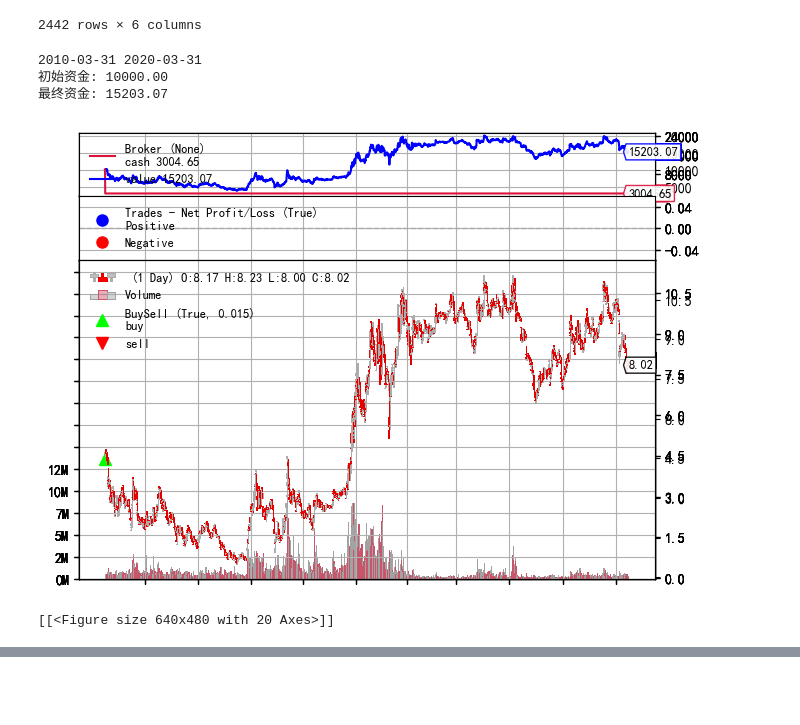
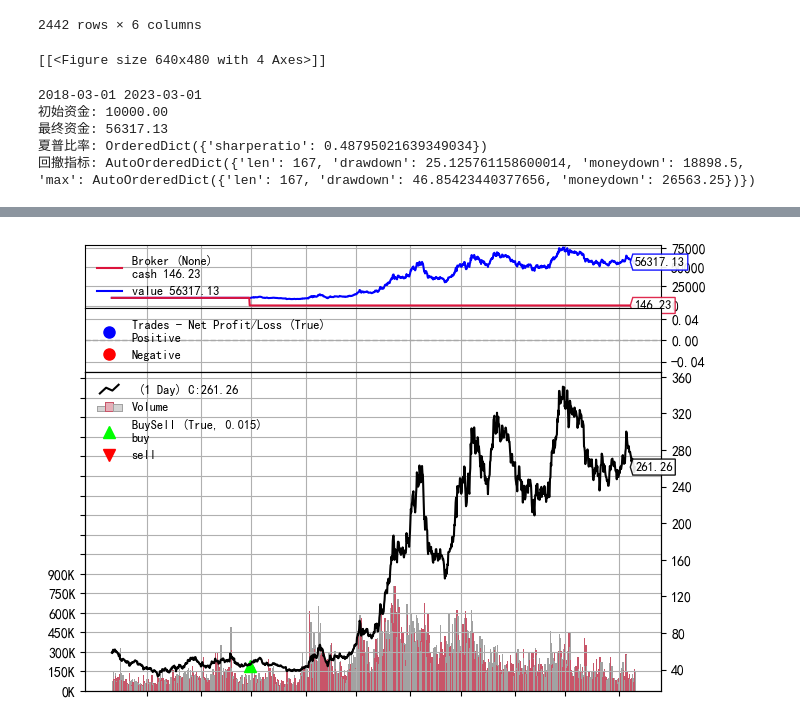
Before and after one commit to ZouTrankil/qmt_test, a Jupyter notebook: B站学习背包/回测系统/backtrader.ipynb, the cells around one changed output, grey strips where cells are left out. Drawn from its saved outputs; the diff is of its cells as text; code cells hidden in the pictures; blank space fills up the shorter version.

```diff
--- a/B站学习背包/回测系统/backtrader.ipynb
+++ b/B站学习背包/回测系统/backtrader.ipynb
@@ -93,23 +93,50 @@ def huice_run(start,end,stock,strategy):
 
     print(start.date(),end.date())
     print('初始资金: %.2f' % cerebro.broker.getvalue())
-    # cerebro.addanalyzer(bt.analyzers.SharpeRatio, _name = 'SharpeRatio')
-    # cerebro.addanalyzer(bt.analyzers.DrawDown, _name='DW')
+    cerebro.addanalyzer(bt.analyzers.SharpeRatio, _name = 'SharpeRatio')
+    cerebro.addanalyzer(bt.analyzers.DrawDown, _name='DW')
     results = cerebro.run()
     strat = results[0]
     print('最终资金: %.2f' % cerebro.broker.getvalue())
-    # print('夏普比率:', strat.analyzers.SharpeRatio.get_analysis())
-    # print('回撤指标:', strat.analyzers.DW.get_analysis())
+    print('夏普比率:', strat.analyzers.SharpeRatio.get_analysis())
+    print('回撤指标:', strat.analyzers.DW.get_analysis())
 
     return cerebro
-huice_result=huice_run(datetime(2010, 3, 31),datetime(2020, 3, 31),stock_pinan,my_strategy2)
+# huice_result=huice_run(datetime(2010, 3, 31),datetime(2020, 3, 31),stock_pinan,my_strategy2)
-# %% [output]
-2010-03-31 2020-03-31
-初始资金: 10000.00
-最终资金: 15203.07
 # %%
-%matplotlib inline
-huice_result.plot(style='candlestick', iplot=False, block=True)
+# %matplotlib inline
+# huice_result.plot(style='candlestick', iplot=False, block=True)
 # %% [output]
-[figure, removed]
-[[<Figure size 640x480 with 20 Axes>]]
+[[<Figure size 640x480 with 4 Axes>]]
+# %%
+start="20180301"
+end='20230301'
+stock_byd=get_data("002594",start,end)
+# %%
+class my_strategy_time(bt.Strategy):
+    #全局设定交易策略的参数
+
+    def __init__(self):
+        # 初始化交易指令、买卖价格和手续费
+        self.order = None
+
+    def next(self):
+        # 检查是否持仓
+        if self.datetime.date(0)==datetime(2019, 6, 24).date(): # 没有持仓
+            #self.order = self.buy(size=500)
+            #self.order_target_value(target=10000)
+            #self.order_target_size(target=10000)(佣金)
+            self.order_target_percent(target=0.99)
+            #print(self.datetime.date(0),self.position)
+# %%
+huice_result=huice_run(datetime(2018, 3, 1),datetime(2023, 3, 1),stock_byd,my_strategy_time)
+# %% [output]
+2018-03-01 2023-03-01
+初始资金: 10000.00
+最终资金: 56317.13
+夏普比率: OrderedDict({'sharperatio': 0.48795021639349034})
+回撤指标: AutoOrderedDict({'len': 167, 'drawdown': 25.125761158600014, 'moneydown': 18898.5, 'max': AutoOrderedDict({'len': 167, 'drawdown': 46.85423440377656, 'moneydown': 26563.25})})
+# %%
+#%matplotlib inline
+huice_result.plot()[0][0]
+# %% [output]
@@ -115,0 +145 @@ huice_result.plot(style='candlestick', iplot=False, block=True)
+[figure, added]
```
Also changed, not shown: parts of 10 cells of this notebook, 4 other files.
